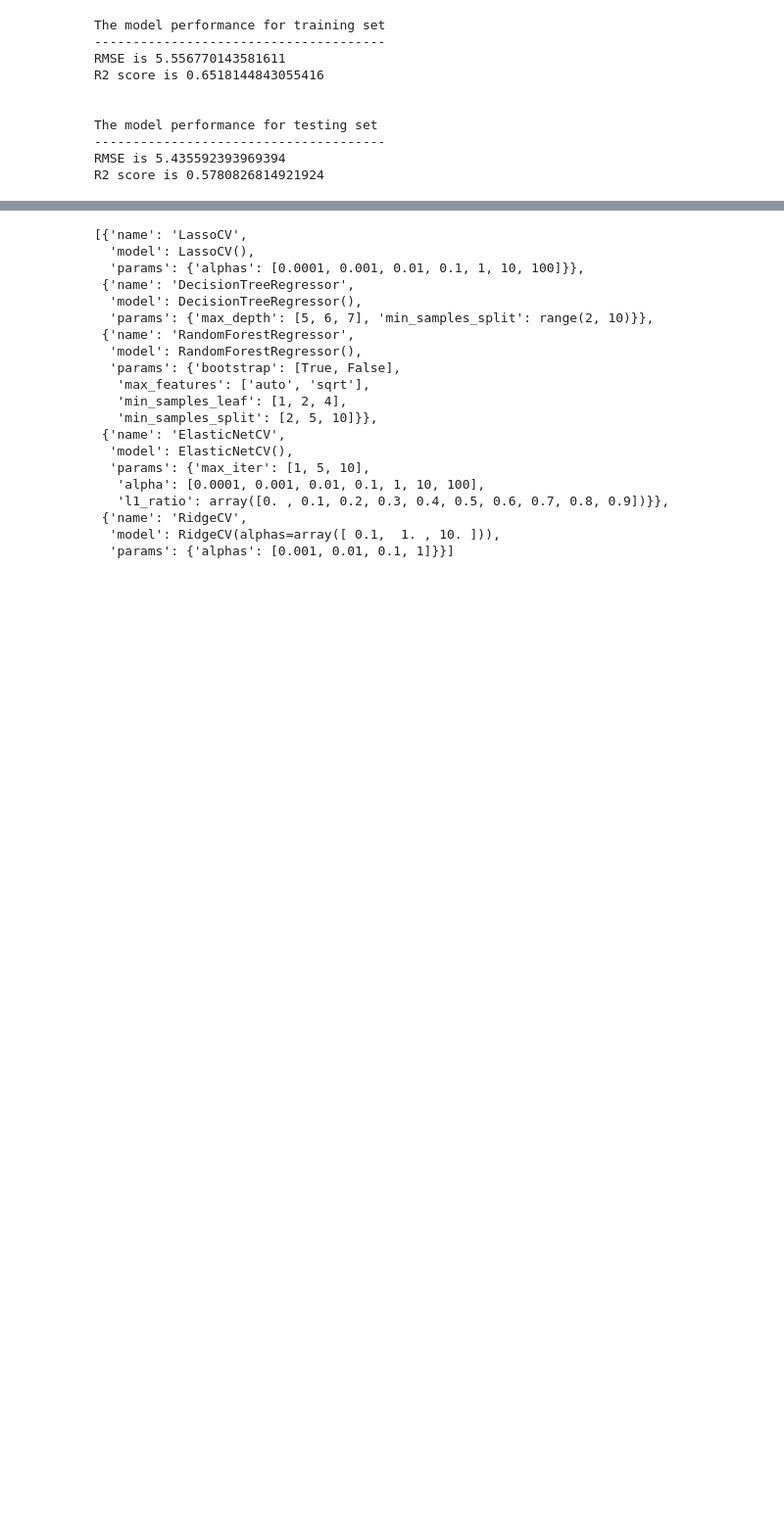
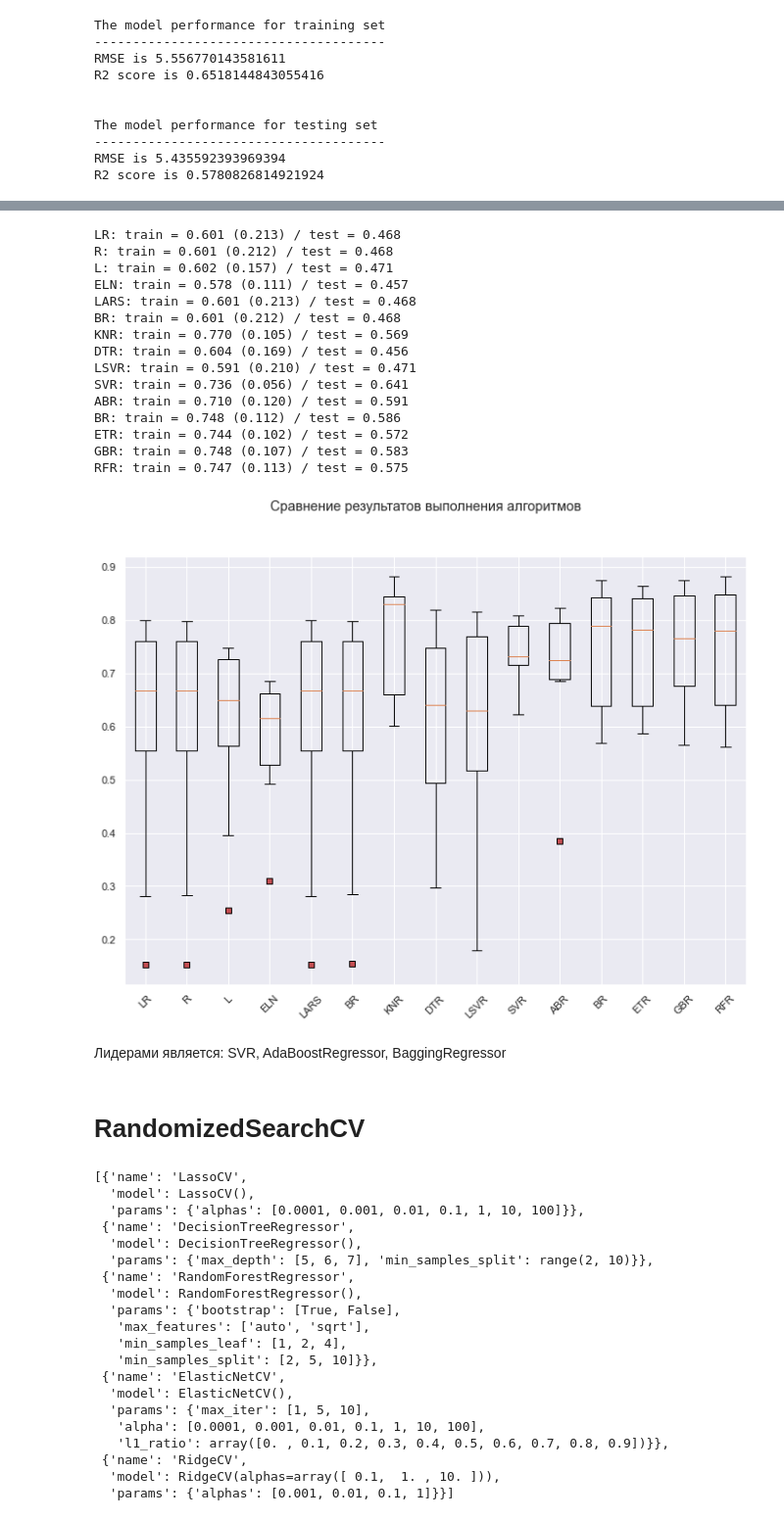
Before and after one commit to IvanAniskavets/Python_2.0, a Jupyter notebook: Machine_Learning/HW_lecture_14.ipynb, the cells around one changed output, grey strips where cells are left out. Shown: that part at 98% size. Saved outputs shown, nothing was run; the diff lists cells and outputs as text; code cells hidden in the pictures; blank space fills up the shorter version.

```diff
--- a/Machine_Learning/HW_lecture_14.ipynb
+++ b/Machine_Learning/HW_lecture_14.ipynb
@@ -131,0 +150,10 @@ R2 score is 0.5780826814921924
+# %%
+# Разделение набора данных на тренировочные и тестовые части
+test_size = 0.2
+seed = 7
+X_train, X_test, Y_train, Y_test = train_test_split(X, Y, test_size=test_size, random_state=seed)
+# Настройка параметров оценивания алгоритма
+num_folds = 10
+n_iter = 1000
+n_estimators = 100
+scoring = 'r2'
@@ -131,0 +179,6 @@ R2 score is 0.5780826814921924
+# %%
+scaler = StandardScaler()
+
+scaler.fit(X)
+X_train = scaler.transform(X_train)
+X_valid = scaler.transform(X_test)
@@ -132,3 +188,54 @@ R2 score is 0.5780826814921924
+# %%
+# Оценивание эффективности выполнения каждого алгоритма
+scores = []
+names = []
+results = []
+predictions = []
+msg_row = []
+
+for name, model in models:
+    kfold = KFold(n_splits=num_folds, random_state=seed, shuffle=True)
+    cv_results = cross_val_score(model, X_train, Y_train, cv=kfold, scoring=scoring)
+    names.append(name)
+    results.append(cv_results)
+    m_fit = model.fit(X_train, Y_train)
+    m_predict = model.predict(X_valid)
+    predictions.append(m_predict)
+    m_score = model.score(X_valid, Y_test)
+    scores.append(m_score)
+    msg = "%s: train = %.3f (%.3f) / test = %.3f" % (name, cv_results.mean(), cv_results.std(), m_score)
+    msg_row.append(msg)
+    print(msg)
+
+    # Диаграмма размаха («ящик с усами»)
+fig = plt.figure()
+fig.suptitle('Сравнение результатов выполнения алгоритмов')
+ax = fig.add_subplot(111)
+red_square = dict(markerfacecolor='r', marker='s')
+plt.boxplot(results, flierprops=red_square)
+ax.set_xticklabels(names, rotation=45)
+plt.show()
+# %% [output]
+LR: train = 0.601 (0.213) / test = 0.468
+R: train = 0.601 (0.212) / test = 0.468
+L: train = 0.602 (0.157) / test = 0.471
+ELN: train = 0.578 (0.111) / test = 0.457
+LARS: train = 0.601 (0.213) / test = 0.468
+BR: train = 0.601 (0.212) / test = 0.468
+KNR: train = 0.770 (0.105) / test = 0.569
+DTR: train = 0.604 (0.169) / test = 0.456
+LSVR: train = 0.591 (0.210) / test = 0.471
+SVR: train = 0.736 (0.056) / test = 0.641
+ABR: train = 0.710 (0.120) / test = 0.591
+BR: train = 0.748 (0.112) / test = 0.586
+ETR: train = 0.744 (0.102) / test = 0.572
+GBR: train = 0.748 (0.107) / test = 0.583
+RFR: train = 0.747 (0.113) / test = 0.575
+[figure, added]
+# %% [markdown]
+Лидерами является: SVR, AdaBoostRegressor, BaggingRegressor
+# %% [markdown]
+# RandomizedSearchCV
 # %%
 from sklearn.model_selection import RandomizedSearchCV
 # %%
```
Also changed, not shown: parts of 6 cells of this notebook.
